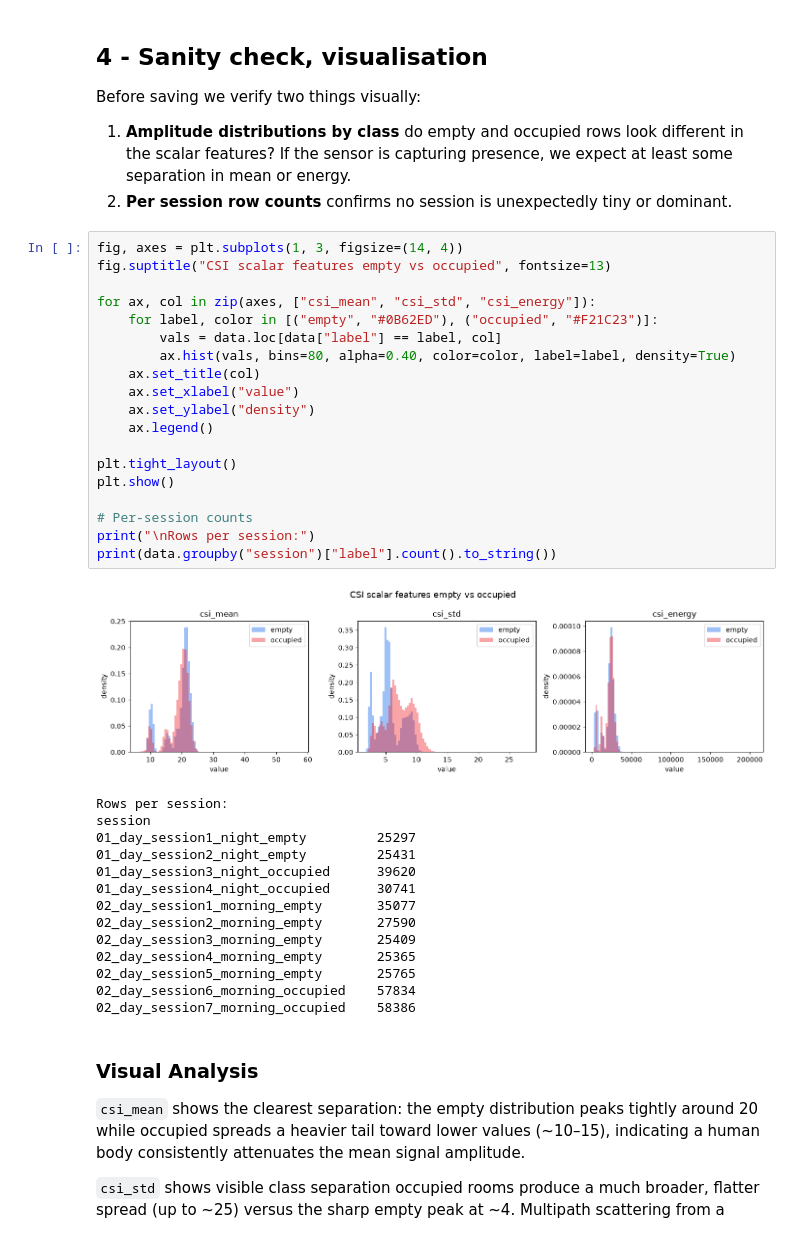
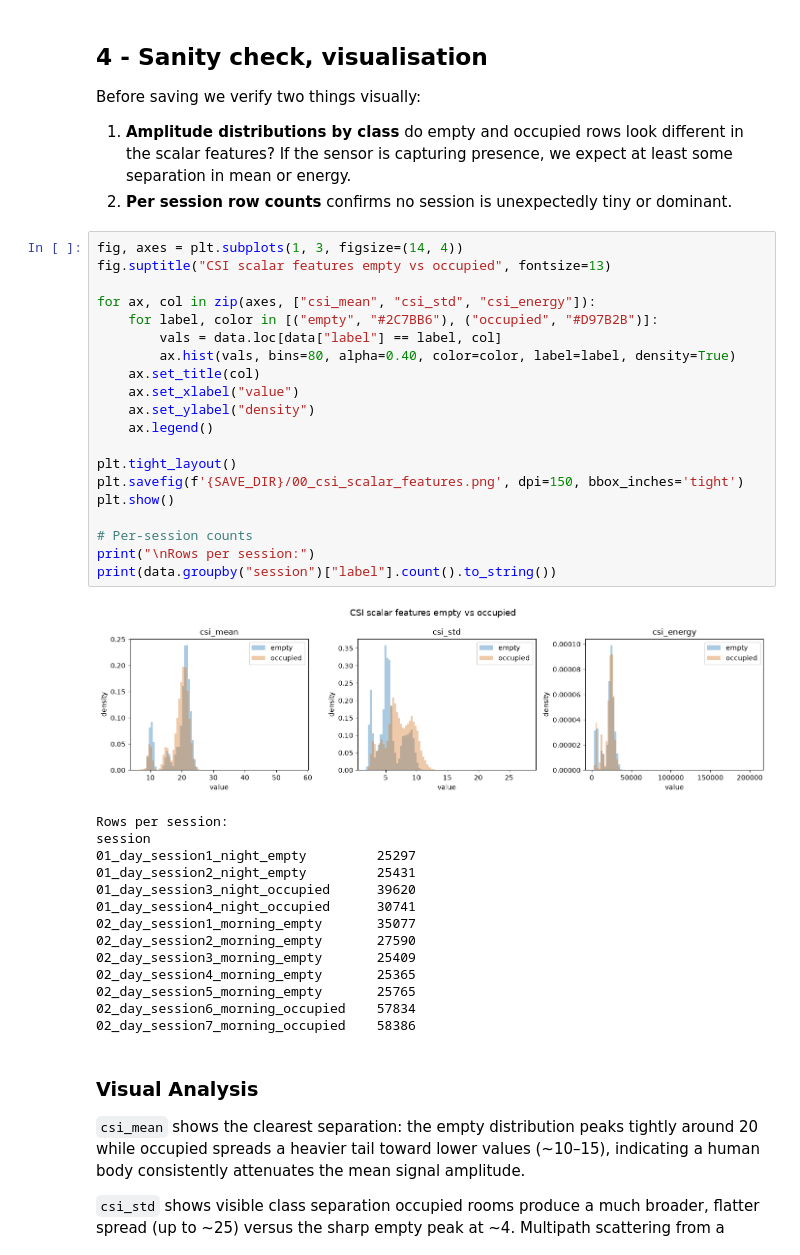
Before and after one commit to Nur2424/wifi-presence-detection, a Jupyter notebook: esp32/full-study-notebooks/00_preprocessing.ipynb, the cells around one changed output. Saved outputs shown, nothing was run; the diff lists cells and outputs as text.

```diff
--- a/esp32/full-study-notebooks/00_preprocessing.ipynb
+++ b/esp32/full-study-notebooks/00_preprocessing.ipynb
@@ -183,24 +189,25 @@ Before saving we verify two things visually:
 # %%
 fig, axes = plt.subplots(1, 3, figsize=(14, 4))
 fig.suptitle("CSI scalar features empty vs occupied", fontsize=13)
 
 for ax, col in zip(axes, ["csi_mean", "csi_std", "csi_energy"]):
-    for label, color in [("empty", "#0B62ED"), ("occupied", "#F21C23")]:
+    for label, color in [("empty", "#2C7BB6"), ("occupied", "#D97B2B")]:
         vals = data.loc[data["label"] == label, col]
         ax.hist(vals, bins=80, alpha=0.40, color=color, label=label, density=True)
     ax.set_title(col)
     ax.set_xlabel("value")
     ax.set_ylabel("density")
     ax.legend()
 
 plt.tight_layout()
+plt.savefig(f'{SAVE_DIR}/00_csi_scalar_features.png', dpi=150, bbox_inches='tight')
 plt.show()
 
 # Per-session counts
 print("\nRows per session:")
 print(data.groupby("session")["label"].count().to_string())
 # %% [output]
-[figure, old version]
+[figure, new version]
 Rows per session:
 session
 01_day_session1_night_empty         25297
```
Also changed, not shown: parts of 1 cell of this notebook, 10 other files.
